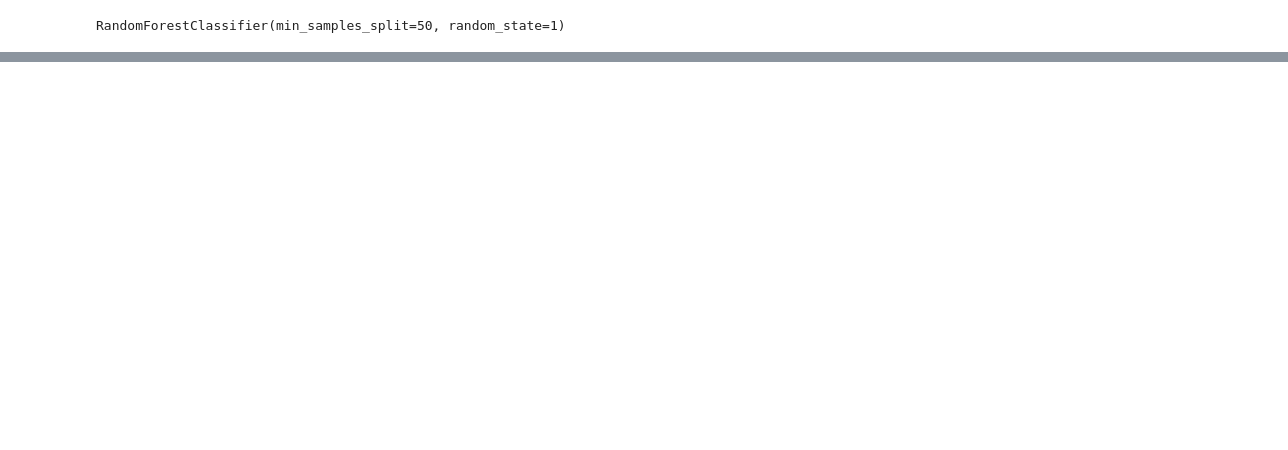
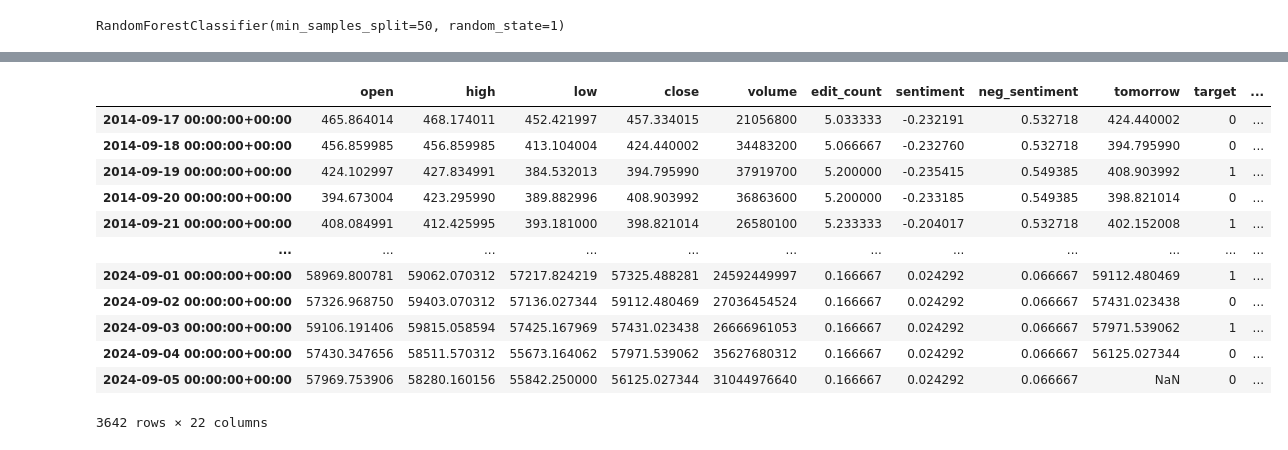
Before and after one commit to marcosnataqs/bitcoin_trend_prediction, a Jupyter notebook: notebooks/sample_prediction.ipynb, the cells around one changed output, grey strips where cells are left out. Cells and saved outputs as stored; diff of their text form; code cells hidden in the pictures; blank space fills up the shorter version.

```diff
--- a/notebooks/sample_prediction.ipynb
+++ b/notebooks/sample_prediction.ipynb
@@ -180,3 +187,19 @@ def compute_rolling(btc):
     return btc, new_predictors
 # %%
 btc, new_predictors = compute_rolling(btc.copy())
+# %%
+btc
+# %% [output]
+|  | open | high | low | close | volume | edit_count | sentiment | neg_sentiment | tomorrow | target | ... |
+| 2014-09-17 00:00:00+00:00 | 465.864014 | 468.174011 | 452.421997 | 457.334015 | 21056800 | 5.033333 | -0.232191 | 0.532718 | 424.440002 | 0 | ... |
+| 2014-09-18 00:00:00+00:00 | 456.859985 | 456.859985 | 413.104004 | 424.440002 | 34483200 | 5.066667 | -0.232760 | 0.532718 | 394.795990 | 0 | ... |
+| 2014-09-19 00:00:00+00:00 | 424.102997 | 427.834991 | 384.532013 | 394.795990 | 37919700 | 5.200000 | -0.235415 | 0.549385 | 408.903992 | 1 | ... |
+| 2014-09-20 00:00:00+00:00 | 394.673004 | 423.295990 | 389.882996 | 408.903992 | 36863600 | 5.200000 | -0.233185 | 0.549385 | 398.821014 | 0 | ... |
+| 2014-09-21 00:00:00+00:00 | 408.084991 | 412.425995 | 393.181000 | 398.821014 | 26580100 | 5.233333 | -0.204017 | 0.532718 | 402.152008 | 1 | ... |
+| ... | ... | ... | ... | ... | ... | ... | ... | ... | ... | ... | ... |
+| 2024-09-01 00:00:00+00:00 | 58969.800781 | 59062.070312 | 57217.824219 | 57325.488281 | 24592449997 | 0.166667 | 0.024292 | 0.066667 | 59112.480469 | 1 | ... |
+| 2024-09-02 00:00:00+00:00 | 57326.968750 | 59403.070312 | 57136.027344 | 59112.480469 | 27036454524 | 0.166667 | 0.024292 | 0.066667 | 57431.023438 | 0 | ... |
+| 2024-09-03 00:00:00+00:00 | 59106.191406 | 59815.058594 | 57425.167969 | 57431.023438 | 26666961053 | 0.166667 | 0.024292 | 0.066667 | 57971.539062 | 1 | ... |
+| 2024-09-04 00:00:00+00:00 | 57430.347656 | 58511.570312 | 55673.164062 | 57971.539062 | 35627680312 | 0.166667 | 0.024292 | 0.066667 | 56125.027344 | 0 | ... |
+| 2024-09-05 00:00:00+00:00 | 57969.753906 | 58280.160156 | 55842.250000 | 56125.027344 | 31044976640 | 0.166667 | 0.024292 | 0.066667 | NaN | 0 | ... |
+3642 rows × 22 columns
```
Also changed, not shown: parts of 13 cells of this notebook, 3 other files.
